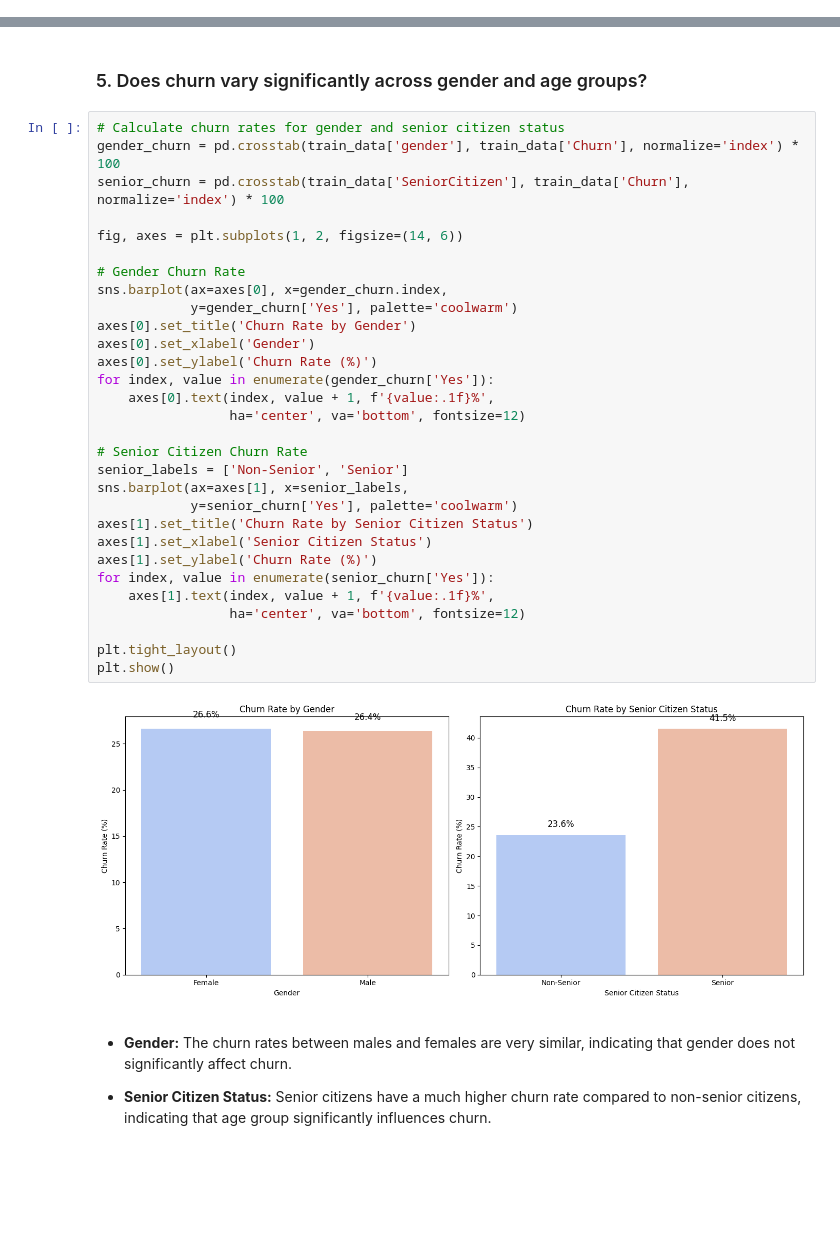
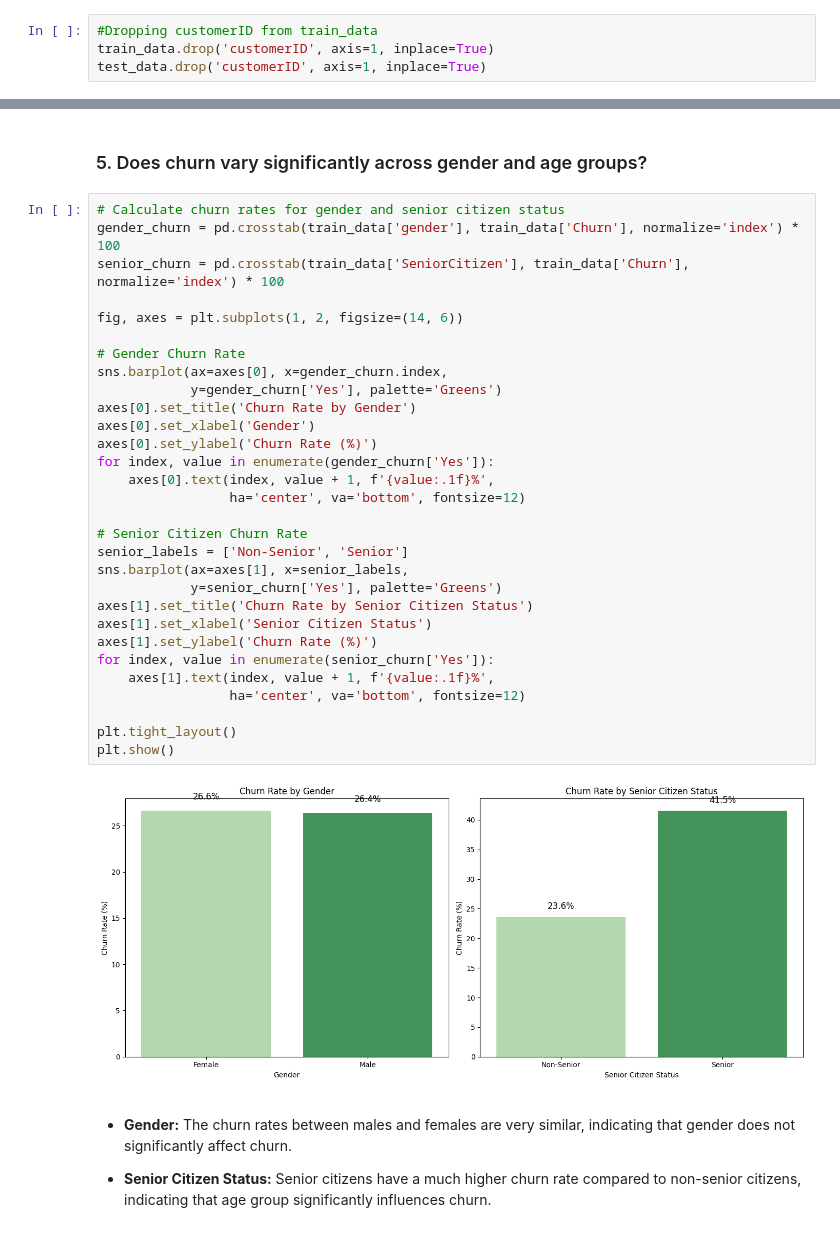
Before and after one commit to GlennRockson/Telco_Customer_Churn-Analysis, a Jupyter notebook: main.ipynb, the cells around one changed output, grey strips where cells are left out. Drawn from its saved outputs; the diff is of its cells as text; blank space fills up the shorter version.

```diff
--- a/main.ipynb
+++ b/main.ipynb
@@ -269,6 +300,10 @@ test_data['TotalCharges'] = pd.to_numeric(
 mean_total_charges = train_data['TotalCharges'].mean()
 train_data['TotalCharges'].fillna(mean_total_charges, inplace=True)
 test_data['TotalCharges'].fillna(mean_total_charges, inplace=True)
+# %%
+#Dropping customerID from train_data
+train_data.drop('customerID', axis=1, inplace=True)
+test_data.drop('customerID', axis=1, inplace=True)
 # %%
 train_data.info()
 # %% [output]
@@ -667,35 +700,35 @@ plt.show()
 # %%
 # Calculate churn rates for gender and senior citizen status
 gender_churn = pd.crosstab(train_data['gender'], train_data['Churn'], normalize='index') * 100
 senior_churn = pd.crosstab(train_data['SeniorCitizen'], train_data['Churn'], normalize='index') * 100
 
 fig, axes = plt.subplots(1, 2, figsize=(14, 6))
 
 # Gender Churn Rate
 sns.barplot(ax=axes[0], x=gender_churn.index,
-            y=gender_churn['Yes'], palette='coolwarm')
+            y=gender_churn['Yes'], palette='Greens')
 axes[0].set_title('Churn Rate by Gender')
 axes[0].set_xlabel('Gender')
 axes[0].set_ylabel('Churn Rate (%)')
 for index, value in enumerate(gender_churn['Yes']):
     axes[0].text(index, value + 1, f'{value:.1f}%',
                  ha='center', va='bottom', fontsize=12)
 
 # Senior Citizen Churn Rate
 senior_labels = ['Non-Senior', 'Senior']
 sns.barplot(ax=axes[1], x=senior_labels,
-            y=senior_churn['Yes'], palette='coolwarm')
+            y=senior_churn['Yes'], palette='Greens')
 axes[1].set_title('Churn Rate by Senior Citizen Status')
 axes[1].set_xlabel('Senior Citizen Status')
 axes[1].set_ylabel('Churn Rate (%)')
 for index, value in enumerate(senior_churn['Yes']):
     axes[1].text(index, value + 1, f'{value:.1f}%',
                  ha='center', va='bottom', fontsize=12)
 
 plt.tight_layout()
 plt.show()
 # %% [output]
-[figure, old version]
+[figure, new version]
 # %% [markdown]
 - **Gender:** The churn rates between males and females are very similar, indicating that gender does not significantly affect churn.
 
```
Also changed, not shown: parts of 22 cells of this notebook, 3 other files.
